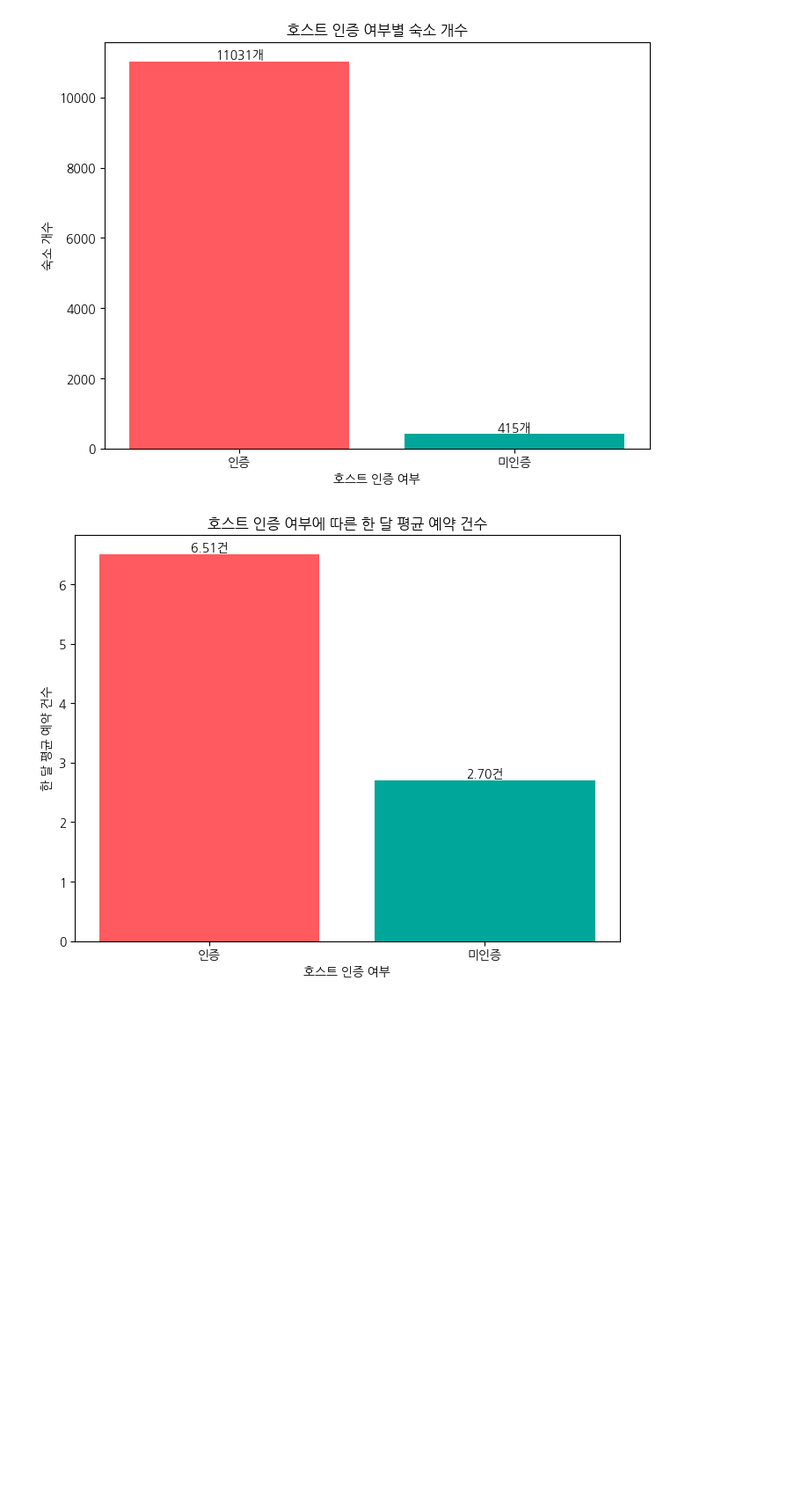
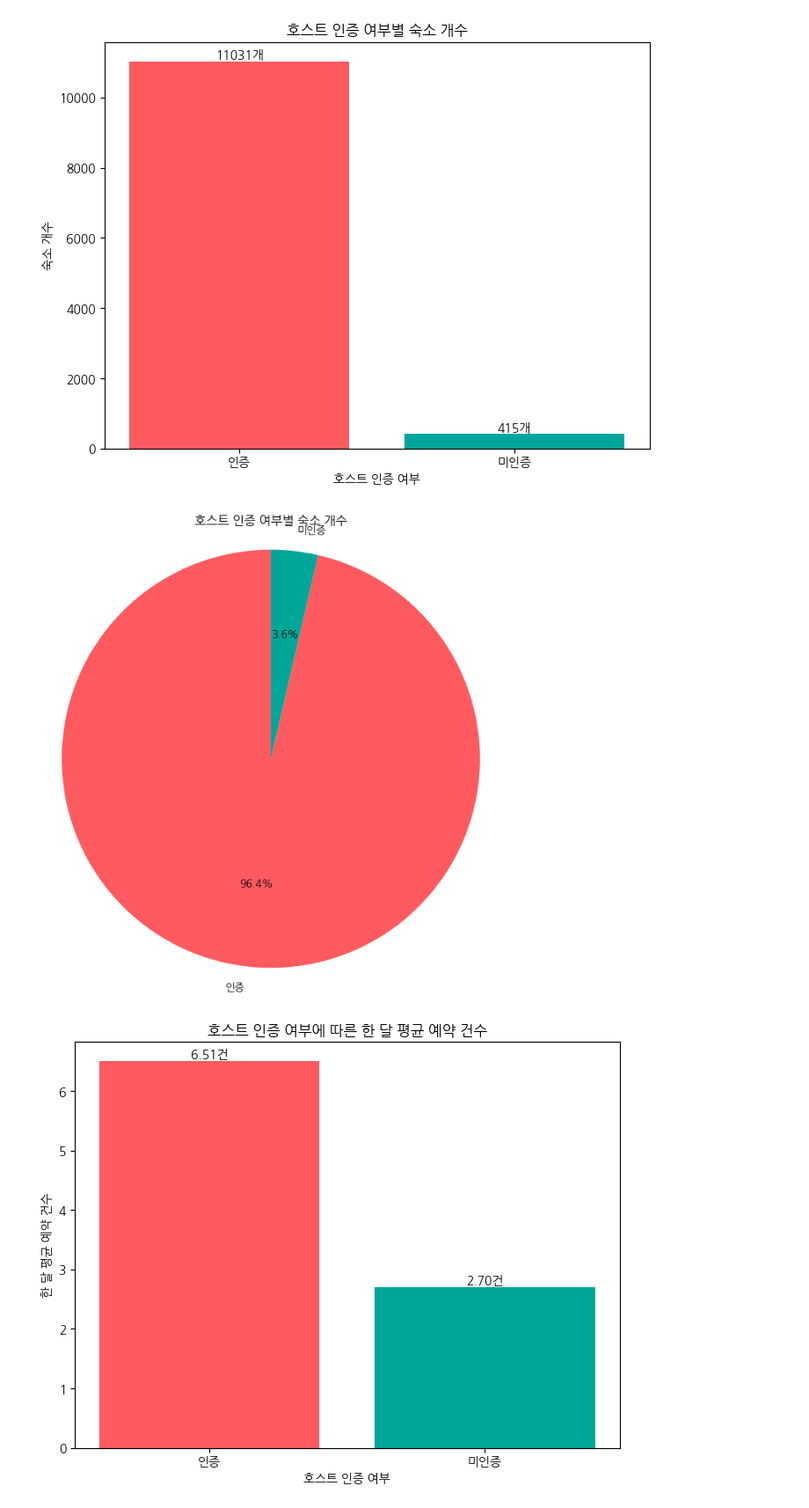
Before and after one commit to Soyeon-Lee1112/Final-Team2, a Jupyter notebook: 파이널프로젝트_이소연.ipynb, the cells around one changed output. Shown at 88% size. Saved outputs shown, nothing was run; the diff lists cells and outputs as text; code cells hidden in the pictures; blank space fills up the shorter version.

```diff
--- a/파이널프로젝트_이소연.ipynb
+++ b/파이널프로젝트_이소연.ipynb
@@ -313,6 +313,29 @@ for bar in bars:
 plt.show()
 # %% [output]
 [figure]
+# %%
+import matplotlib.pyplot as plt
+import pandas as pd
+
+# Calculate the counts of each host identity verification status
+verification_counts = df['host_identity_verified'].value_counts().reset_index()
+verification_counts.columns = ['host_identity_verified', 'count']
+
+# Map 0 and 1 to Korean labels for plotting
+verification_counts['host_identity_verified_label'] = verification_counts['host_identity_verified'].map({0: '미인증', 1: '인증'})
+
+# Ensure the order is '인증' then '미인증' for plotting
+verification_counts = verification_counts.set_index('host_identity_verified_label').loc[['인증', '미인증']].reset_index()
+
+# Create a pie chart
+plt.figure(figsize=(8, 8))
+plt.pie(verification_counts['count'], labels=verification_counts['host_identity_verified_label'], autopct='%1.1f%%', startangle=90, colors=['#ff5a5f', '#00a699'])
+plt.title('호스트 인증 여부별 숙소 개수')
+plt.axis('equal')  # Equal aspect ratio ensures that pie is drawn as a circle.
+
+plt.show()
+# %% [output]
+[figure, added]
 # %%
 import matplotlib.pyplot as plt
 import pandas as pd
```
Also changed, not shown: parts of 13 cells of this notebook.
